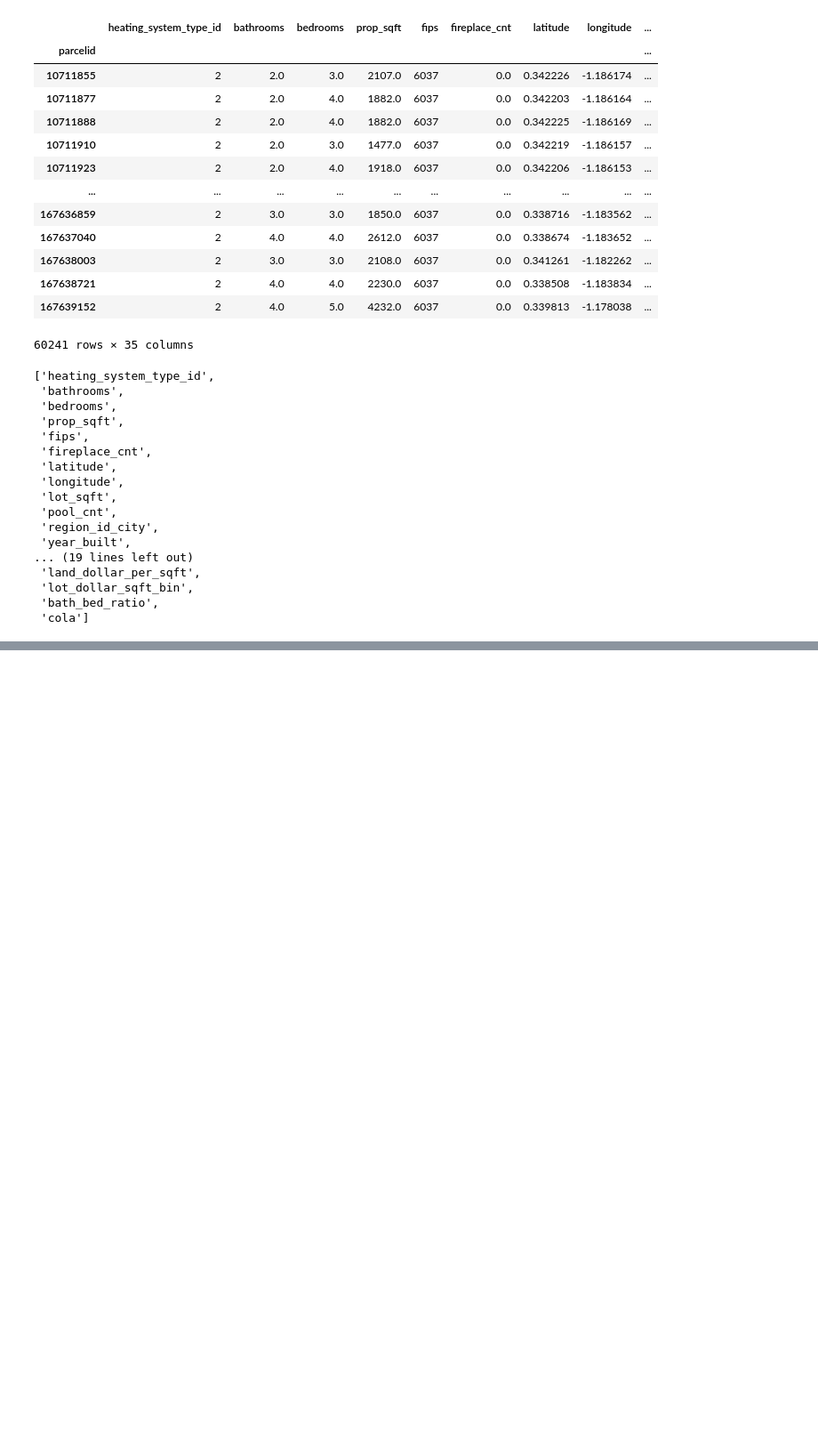
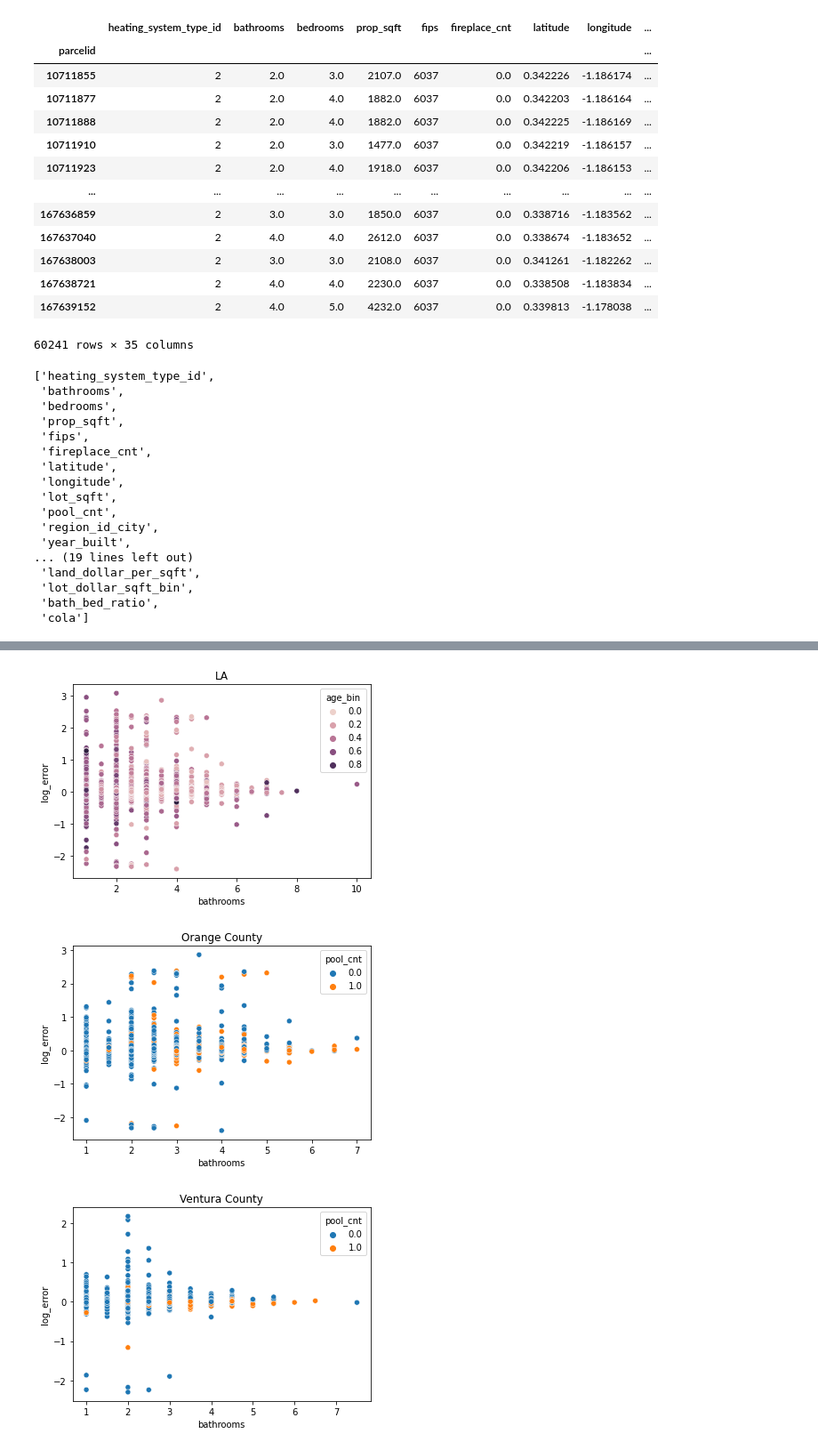
Before and after one commit to matt-and-alicia/zillow-clustering-project, a Jupyter notebook: matts_explore.ipynb, the cells around one changed output, grey strips where cells are left out. Shown at 89% size. Saved outputs shown, nothing was run; the diff lists cells and outputs as text; code cells hidden in the pictures; blank space fills up the shorter version.

```diff
--- a/matts_explore.ipynb
+++ b/matts_explore.ipynb
@@ -156,0 +247,14 @@ Name: bathrooms, dtype: float64
+# %%
+sns.scatterplot(data=train, y=continuous_target, x='bathrooms', hue='age_bin')
+plt.title('LA')
+plt.show()
+sns.scatterplot(data=train[train.orange_cnty == 1], y=continuous_target, x='bathrooms', hue='pool_cnt')
+plt.title("Orange County")
+plt.show()
+sns.scatterplot(data=train[train.ventura_cnty == 1], y=continuous_target, x='bathrooms', hue='pool_cnt')
+plt.title('Ventura County')
+plt.show()
+# %% [output]
+[figure, added]
+[figure, added]
+[figure, added]
```
Also changed, not shown: parts of 4 cells of this notebook.
